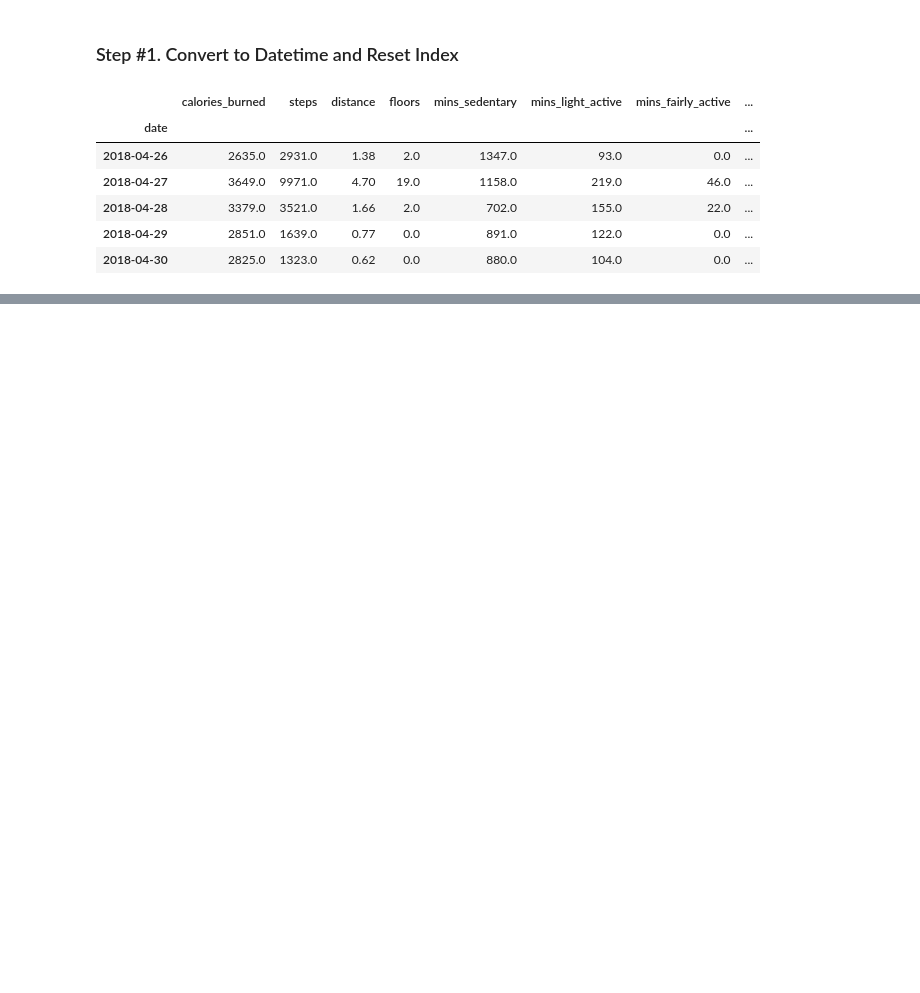
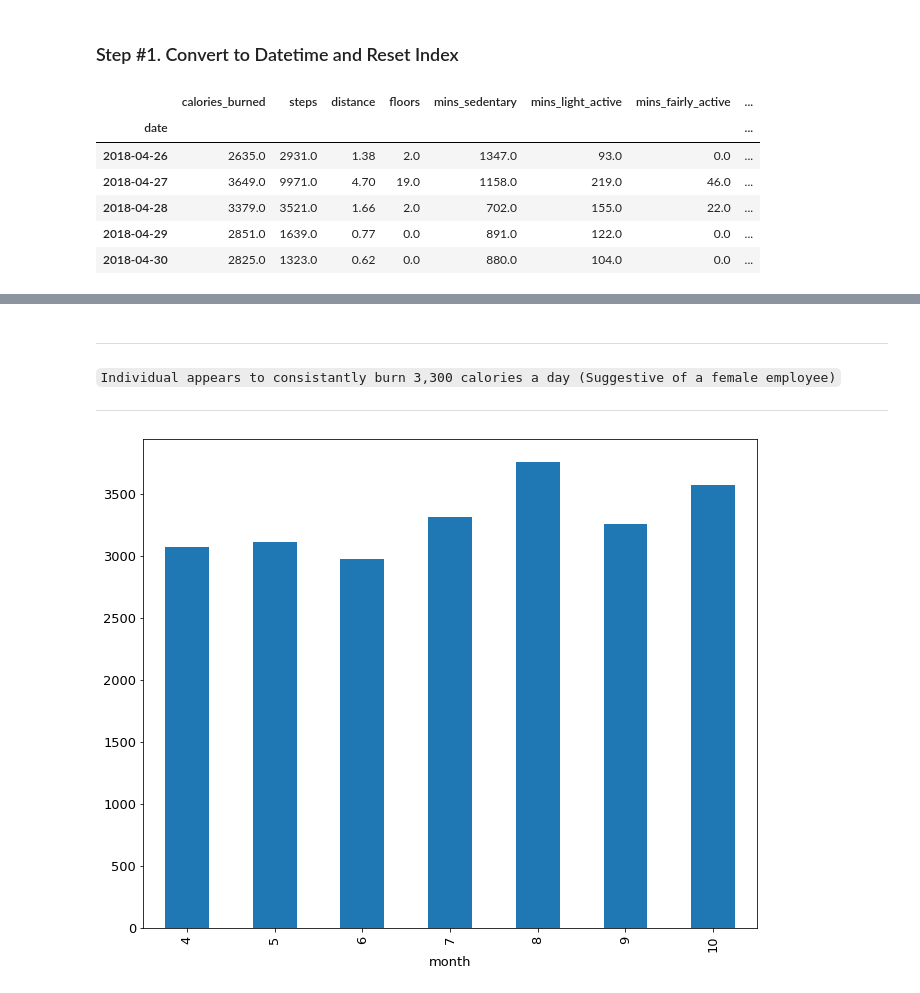
Before and after one commit to CSolitaire/time-series-exercises, a Jupyter notebook: project_explore.ipynb, the cells around one changed output, grey strips where cells are left out. Drawn from its saved outputs; the diff is of its cells as text; code cells hidden in the pictures; blank space fills up the shorter version.

```diff
--- a/project_explore.ipynb
+++ b/project_explore.ipynb
@@ -69,0 +199,13 @@ df.head()
+# %% [markdown]
+***
+
+`Individual appears to consistantly burn 3,300 calories a day (Suggestive of a female employee)`
+
+***
+# %%
+# Monthly Trends
+train['month'] = train.index.month
+train.groupby('month').calories_burned.mean().plot.bar()
+plt.show()
+# %% [output]
+[figure, added]
```
Also changed, not shown: parts of 22 cells of this notebook.
